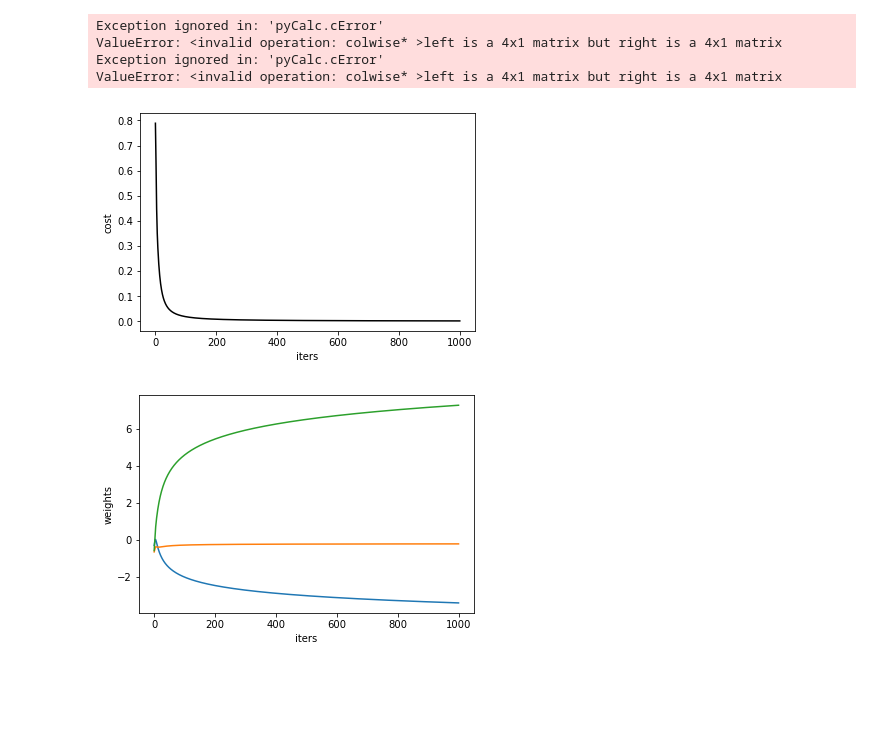
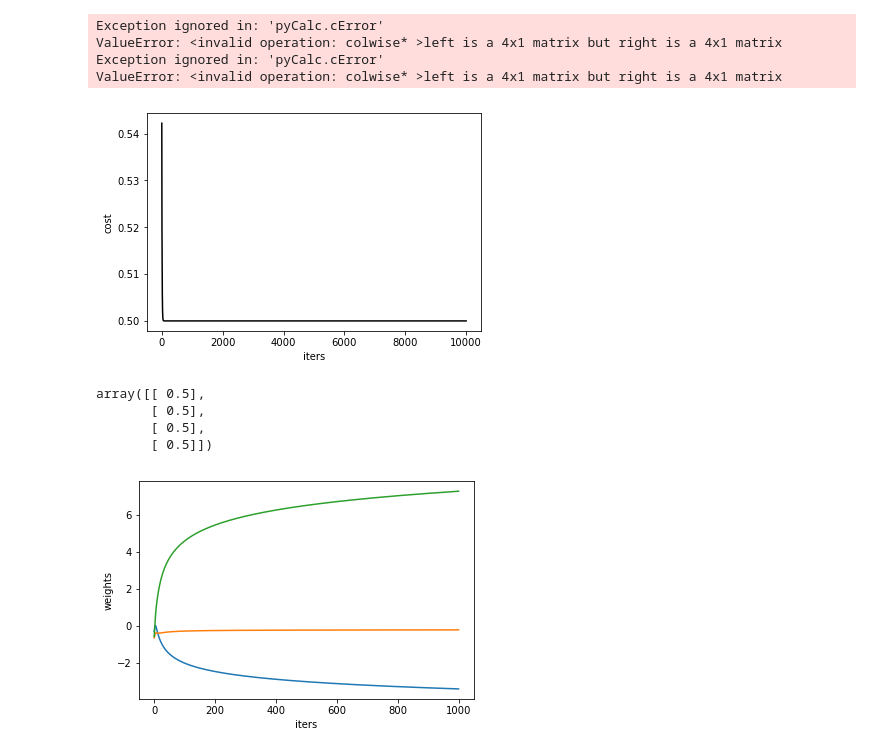
Before and after one commit to enchantedBunny/pgcg, a Jupyter notebook: build/lib.linux-x86_64-3.6/1. Logistic regression M + sym.ipynb, the cells around one changed output. Cells and saved outputs as stored; diff of their text form; code cells hidden in the pictures; blank space fills up the shorter version.

```diff
--- a/build/lib.linux-x86_64-3.6/1. Logistic regression M + sym.ipynb
+++ b/build/lib.linux-x86_64-3.6/1. Logistic regression M + sym.ipynb
@@ -11,7 +11,7 @@ xs = p.var("constant",np.array([
                                ]
                                , dtype= float))
 ys = p.var("constant", np.array(
-                                [0,0,1,1]
+                                [0,1,1,0]
                                 , dtype=float))
 half = p.var("constant", np.array(
                                 [
@@ -31,35 +31,42 @@ cost = p.function(p.function(sq_err,half,"*"),"colsum")
 
 sig = p.function(l1, "sigmoid_r")
 l1_delta = p.function(sig, l1_error, "colwise*")
 tmp = p.function(xs.T(),l1_delta, "*")
 
 csh= []
 wsh = []
 outs =[]
-for i in range(1000):
+for i in range(10000):
     weights = weights + tmp.value(dict([(ws,weights)]))
     csh.append(np.sum(cost.value()))
     outs.append(l1.value().tolist())
     wsh.append(weights.tolist())
 
 
 import matplotlib.pyplot as plt
 x_data = [i for i in range(len(csh))]
 y_data_whs = [[wsh[i][j] for i in range(len(wsh))] for j in range(len(wsh[0]))]
 y_data_outs = [[outs[i][j] for i in range(len(outs))] for j in range(len(outs[0]))]
 plt.figure(1)
 plt.subplot(111)
 plt.ylabel('cost')
 plt.xlabel('iters')
 plt.plot(x_data, csh, 'k')
 
 plt.show()
 # %% [output]
 Exception ignored in: 'pyCalc.cError'
 ValueError: <invalid operation: colwise* >left is a 4x1 matrix but right is a 4x1 matrix
 Exception ignored in: 'pyCalc.cError'
 ValueError: <invalid operation: colwise* >left is a 4x1 matrix but right is a 4x1 matrix
-[figure, old version]
+[figure, new version]
+# %%
+l1.value()
+# %% [output]
+array([[ 0.5],
+       [ 0.5],
+       [ 0.5],
+       [ 0.5]])
 # %%
 plt.subplot(111)
 plt.ylabel('weights')
```
Also changed, not shown: 7 other files.
